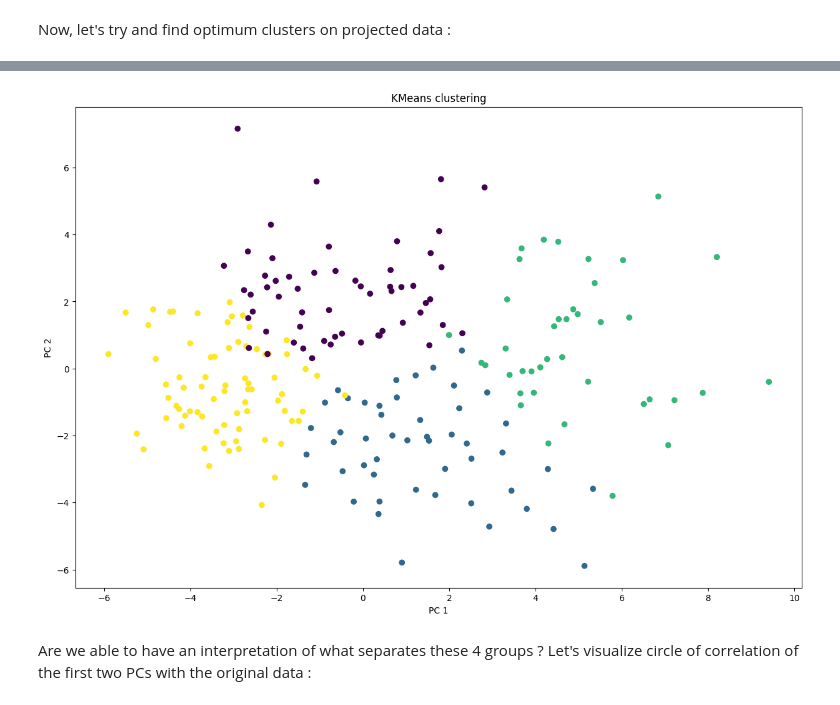
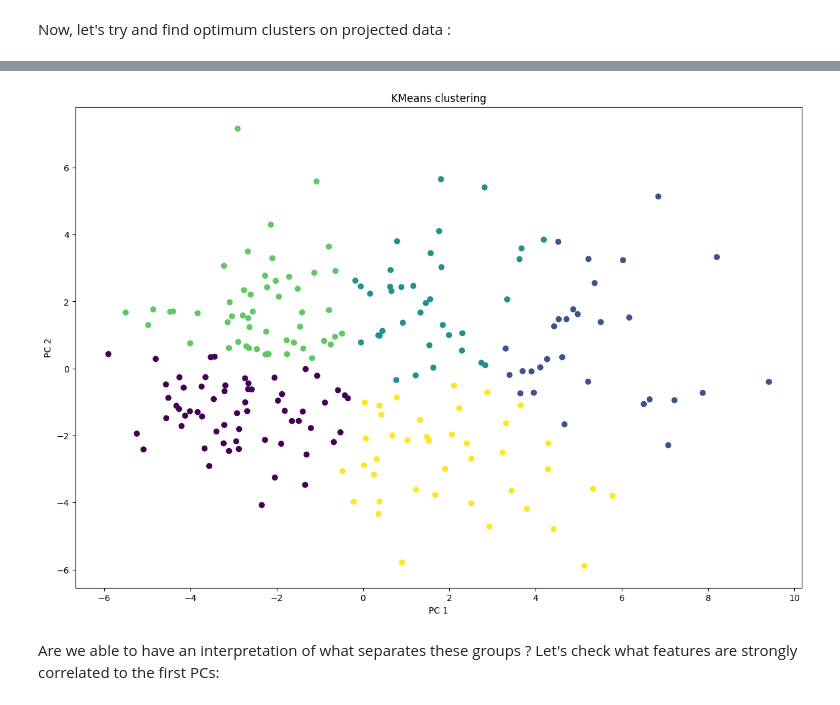
Before and after one commit to lpinot9/world_cup_2022_ratings, a Jupyter notebook: notebooks/EDA.ipynb, the cells around one changed output, grey strips where cells are left out. Drawn from its saved outputs; the diff is of its cells as text; code cells hidden in the pictures.

```diff
--- a/notebooks/EDA.ipynb
+++ b/notebooks/EDA.ipynb
@@ -235,8 +206,8 @@ from sklearn.cluster import KMeans
 plt.rcParams["figure.figsize"] = (15,10)
 
 # Fit K-means
-km = KMeans(n_clusters=4)
-km.fit(X_proj)
+km = KMeans(n_clusters=5)
+km.fit(X_proj[['PC1','PC2']])
 plt.scatter(X_proj.iloc[:,0], X_proj.iloc[:,1], c=km.labels_)
 plt.title('KMeans clustering'); plt.xlabel('PC 1'); plt.ylabel('PC 2');
 # %% [output]
@@ -243,3 +215,3 @@ plt.title('KMeans clustering'); plt.xlabel('PC 1'); plt.ylabel('PC 2');
-[figure, old version]
+[figure, new version]
 # %% [markdown]
-Are we able to have an interpretation of what separates these 4 groups ? Let's visualize circle of correlation of the first two PCs with the original data :
+Are we able to have an interpretation of what separates these groups ? Let's check what features are strongly correlated to the first PCs:
```
Also changed, not shown: parts of 14 cells of this notebook, 3 other files.
